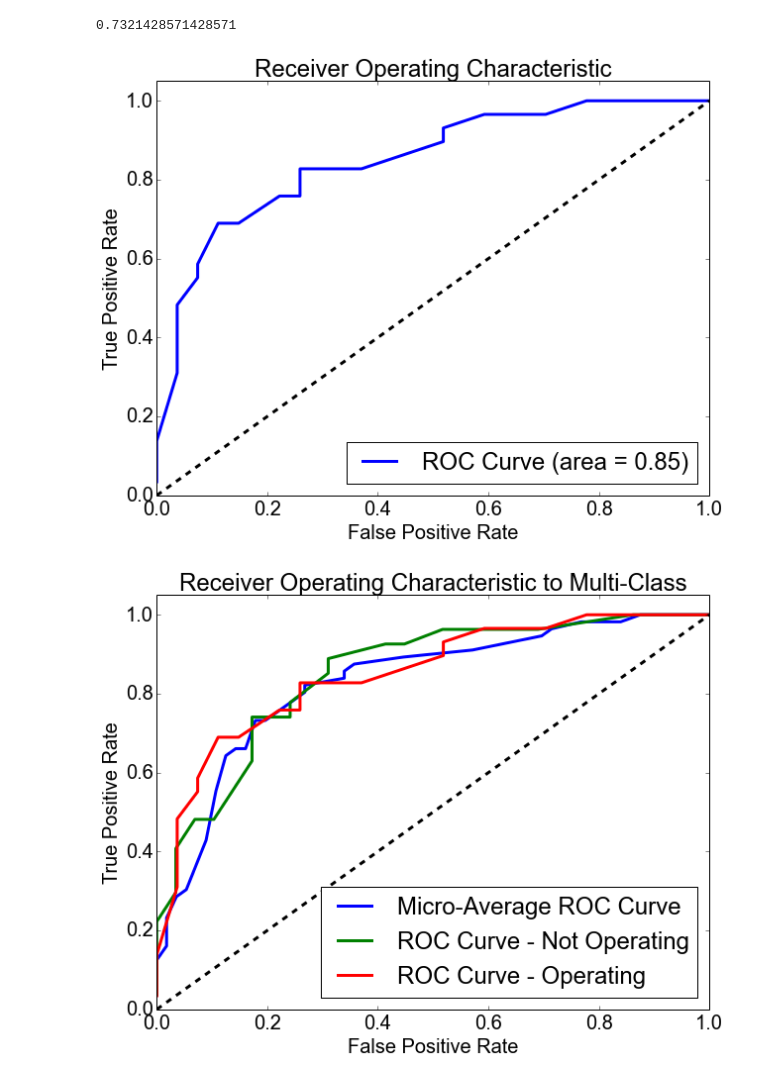
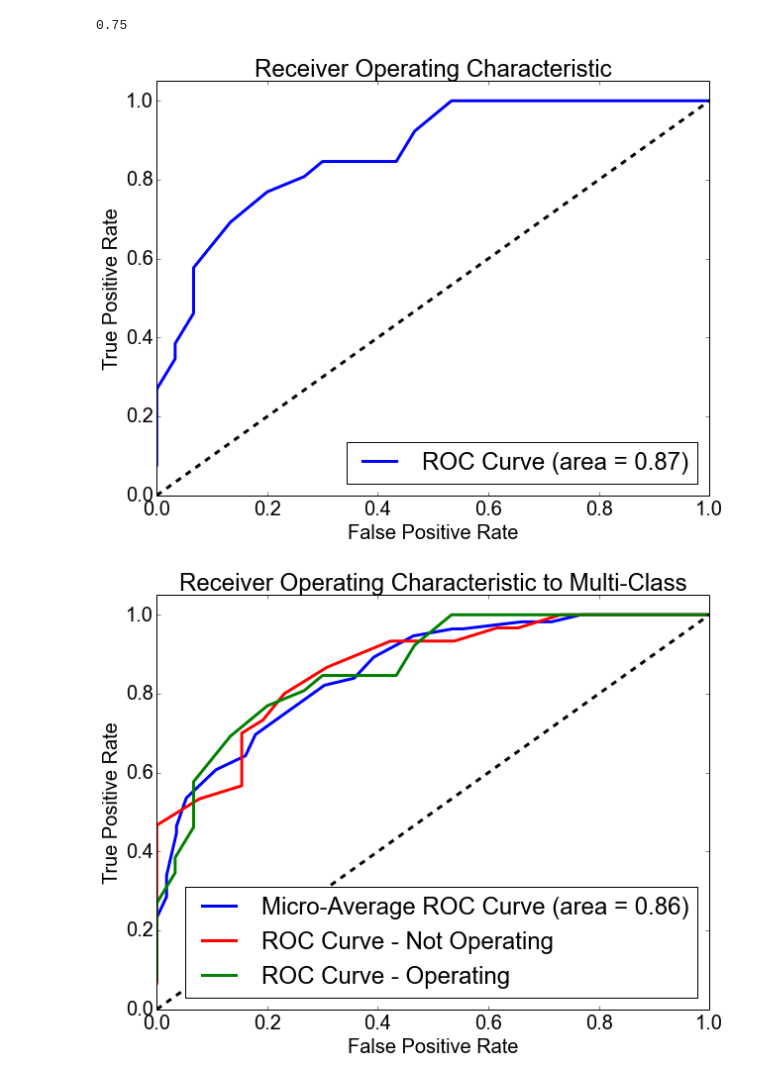
Before and after one commit to ajitpasayat/YC-HN-Startup-Success, a Jupyter notebook: iPythonNotebooks/StartupRandomForest.ipynb, the cells around one changed output. Drawn from its saved outputs; the diff is of its cells as text; code cells hidden in the pictures.

```diff
--- a/iPythonNotebooks/StartupRandomForest.ipynb
+++ b/iPythonNotebooks/StartupRandomForest.ipynb
@@ -25,12 +25,12 @@ def one_hot_dataframe(data, cols, replace=False):
 # %%
 # Load HackerNews data.
 hacerknewsdata = pd.DataFrame()
-hackernewsdata = pd.read_csv('../Datasets/HNTitleCommentsSentimentData.csv')
+hackernewsdata = pd.read_csv('../Datasets/HNTitleCommentsSentimentData2.csv')
 hackernewsdata = hackernewsdata.drop(['Unnamed: 0'], 1)
 # %%
 # Load YC startups data.
 cleanstartups = pd.DataFrame()
-cleanstartups = pd.read_csv('../Datasets/CleanStartupsFull2.csv')
+cleanstartups = pd.read_csv('../Datasets/CleanStartupsFull3.csv')
 cleanstartups = cleanstartups.drop(['Unnamed: 0'], 1)
 # %%
 # Merge the cleaned-up YC startup data with Hacker News data.
@@ -54,7 +54,7 @@ trainingset = deadset.append(operatingset)
 # Truncating full set to exclude features that aren't going to be in the decision tree.
 trainingset = trainingset.drop(['Company','Title','TopComment','TopCommentPoints','Fate','Description','Logo',
                     'SeedDBMattermarkProfile','CrunchBaseAngelListProfile','Website',
-                    'YCYear','YCSession','Market','Founders','Investors'], 1)
+                    'YCYear','YCSession','Market','Founders','Investors', 'TitleURL'], 1)
 
 # Also have to deal with missing values and data types.
 trainingset[['Sentiment','TotalFunds']] = trainingset[['Sentiment','TotalFunds']].fillna(0.0).astype(int)
@@ -84,17 +84,16 @@ X_train, X_test, y_train, y_test = cross_validation.train_test_split(trainingset
 # %%
 from sklearn.ensemble import RandomForestClassifier
 clf = RandomForestClassifier(n_estimators=30,
-                             criterion="entropy",
+                             criterion="gini",
                              max_features="auto",
                              bootstrap=True,
-                             n_jobs=8,
-                             random_state=1)
+                             n_jobs=10)
 clf = clf.fit(X_train, y_train)
 # %%
 preds = clf.predict_proba(X_test)[:][1]
 clf.score(X_test, y_test)
 # %% [output]
-0.7321428571428571
+0.75
 # %%
 from sklearn.metrics import roc_curve, auc
 
@@ -114,39 +113,39 @@ for i in range(2):
 fpr["micro"], tpr["micro"], _ = roc_curve(y_test.ravel(), preds.ravel())
 roc_auc["micro"] = auc(fpr["micro"], tpr["micro"])
 
 # Plot of a ROC curve for a specific class
 plt.figure(figsize=(10, 7.5), dpi=600)
 plt.plot(fpr[1], tpr[1], label='ROC Curve (area = %0.2f)' % roc_auc[1], linewidth=3)
 plt.plot([0, 1], [0, 1], 'k--', linewidth=3)
 plt.xlim([0.0, 1.0])
 plt.ylim([0.0, 1.05])
 plt.xlabel('False Positive Rate')
 plt.ylabel('True Positive Rate')
 plt.title('Receiver Operating Characteristic')
 plt.legend(loc="lower right")
-plt.savefig('../Figures/ROCCurve2.png')
+plt.savefig('../Figures/ROCCurve3.png')
 plt.show()
 
 # Plot ROC curve
 plt.figure(figsize=(10, 7.5), dpi=600)
 plt.plot(fpr["micro"], tpr["micro"],
-         label='Micro-Average ROC Curve', linewidth=3)
+         label='Micro-Average ROC Curve (area = %0.2f)' % roc_auc["micro"], linewidth=3)
 for i in range(2):
     if i == 0:
-        plt.plot(fpr[i], tpr[i], label='ROC Curve - Not Operating', linewidth=3)
+        plt.plot(fpr[i], tpr[i], label='ROC Curve - Not Operating', linewidth=3, color='red')
     else:
-        plt.plot(fpr[i], tpr[i], label='ROC Curve - Operating', linewidth=3)
+        plt.plot(fpr[i], tpr[i], label='ROC Curve - Operating', linewidth=3, color='green')
 plt.plot([0, 1], [0, 1], 'k--', linewidth=3)
 plt.xlim([0.0, 1.0])
 plt.ylim([0.0, 1.05])
 plt.xlabel('False Positive Rate')
 plt.ylabel('True Positive Rate')
 plt.title('Receiver Operating Characteristic to Multi-Class')
 plt.legend(loc="lower right")
-plt.savefig('../Figures/ROCCurveMultiClass2.png')
+plt.savefig('../Figures/ROCCurveMultiClass3.png')
 plt.show()
 # %% [output]
-[figure, old version]
+[figure, new version]
-[figure, old version]
+[figure, new version]
 # %%
 import pickle
```
Also changed, not shown: parts of 7 cells of this notebook, 14 other files.
